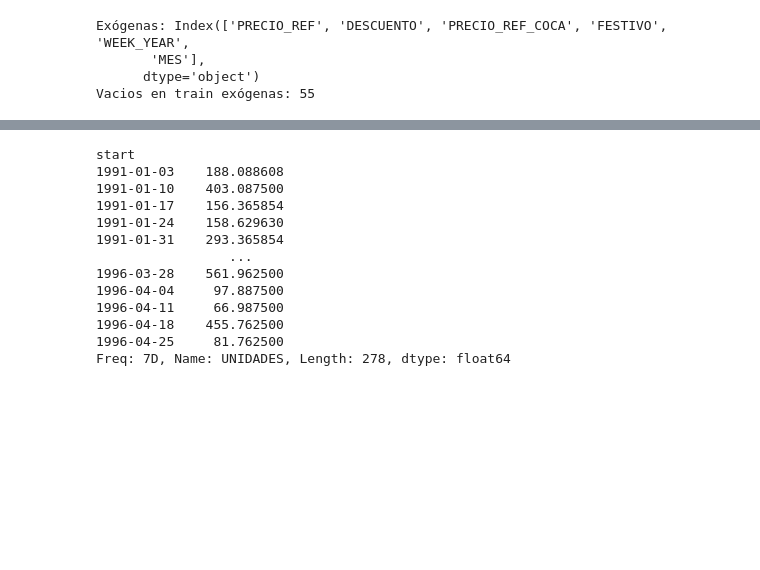
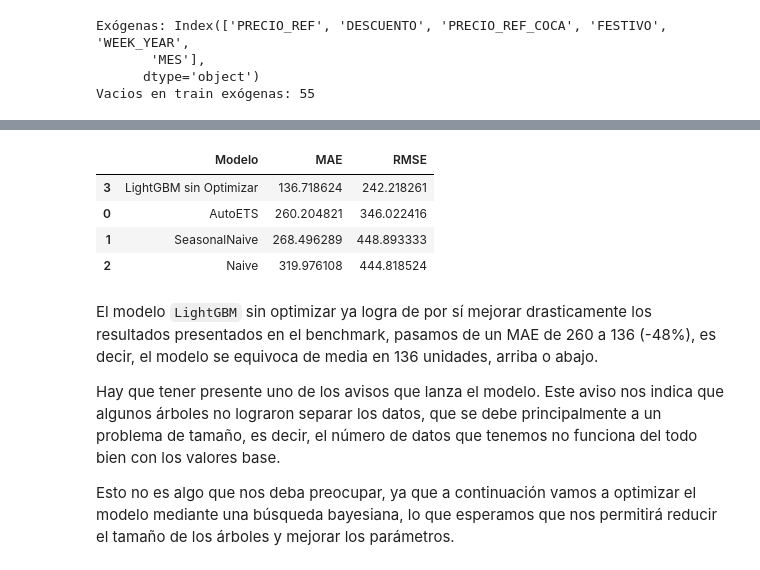
Before and after one commit to ivanfondo/Portafolio-Data-Science-Python, a Jupyter notebook: Pricing-Dominicks/notebooks/04_ML_demanda.ipynb, the cells around one changed output, grey strips where cells are left out. Drawn from its saved outputs; the diff is of its cells as text; code cells hidden in the pictures; blank space fills up the shorter version.

```diff
--- a/Pricing-Dominicks/notebooks/04_ML_demanda.ipynb
+++ b/Pricing-Dominicks/notebooks/04_ML_demanda.ipynb
@@ -220,4 +223,17 @@ Tras comprobar los valores ausentes detectamos que son una serie de semanas en d
 # %%
-# # Eliminamos semanas ausentes
-# train_sk = train_sk.dropna()
-# print(f'Valores ausentes: {train_sk.isna().sum().sum()}')
+# Volvemos a crear las features de calendario
+train_sk['WEEK_YEAR'] = train_sk.index.isocalendar().week.astype(int)
+train_sk['MES'] = train_sk.index.month
+
+# Rellenamos festivo
+train_sk['FESTIVO'] = train_sk['FESTIVO'].fillna(0).astype(int)
+
+# Rellenamos descuento
+train_sk['DESCUENTO'] = train_sk['DESCUENTO'].fillna(0)
+
+# Interpolamos precios de referencia
+train_sk['PRECIO_REF'] = train_sk['PRECIO_REF'].interpolate(method='time')
+train_sk['PRECIO_REF_COCA'] = train_sk['PRECIO_REF_COCA'].interpolate(method='time')
+
+# Interpolamos demanda, hay que ser cauteloso con este dato ya que estamos inventando totalmente la demanda
+train_sk['UNIDADES'] = train_sk['UNIDADES'].interpolate(method='time')
@@ -399,16 +291,18 @@ You can set `force_col_wise=true` to remove the overhead.
-# %%
-train_sk['UNIDADES']
-# %% [output]
-start
-1991-01-03    188.088608
-1991-01-10    403.087500
-1991-01-17    156.365854
-1991-01-24    158.629630
-1991-01-31    293.365854
-                 ...
-1996-03-28    561.962500
-1996-04-04     97.887500
-1996-04-11     66.987500
-1996-04-18    455.762500
-1996-04-25     81.762500
-Freq: 7D, Name: UNIDADES, Length: 278, dtype: float64
+# %%
+nuevo_resultado = pd.DataFrame(
+    {
+        'Modelo': ['LightGBM sin Optimizar'],
+        'MAE': metrica_lgbm['mean_absolute_error'].values,
+        'RMSE': metrica_lgbm['root_mean_squared_error'].values
+    }
+)
+
+resultados = pd.concat([resultados, nuevo_resultado], ignore_index=True)
+
+resultados.sort_values(by='MAE', ascending=True)
+# %% [output]
+|  | Modelo | MAE | RMSE |
+| 3 | LightGBM sin Optimizar | 136.718624 | 242.218261 |
+| 0 | AutoETS | 260.204821 | 346.022416 |
+| 1 | SeasonalNaive | 268.496289 | 448.893333 |
+| 2 | Naive | 319.976108 | 444.818524 |
@@ -414,0 +333,6 @@ Freq: 7D, Name: UNIDADES, Length: 278, dtype: float64
+# %% [markdown]
+El modelo `LightGBM` sin optimizar ya logra de por sí mejorar drasticamente los resultados presentados en el benchmark, pasamos de un MAE de 260 a 136 (-48%), es decir, el modelo se equivoca de media en 136 unidades, arriba o abajo.
+
+Hay que tener presente uno de los avisos que lanza el modelo. Este aviso nos indica que algunos árboles no lograron separar los datos, que se debe principalmente a un problema de tamaño, es decir, el número de datos que tenemos no funciona del todo bien con los valores base.
+
+Esto no es algo que nos deba preocupar, ya que a continuación vamos a optimizar el modelo mediante una búsqueda bayesiana, lo que esperamos que nos permitirá reducir el tamaño de los árboles y mejorar los parámetros.
```
Also changed, not shown: parts of 13 cells of this notebook.
